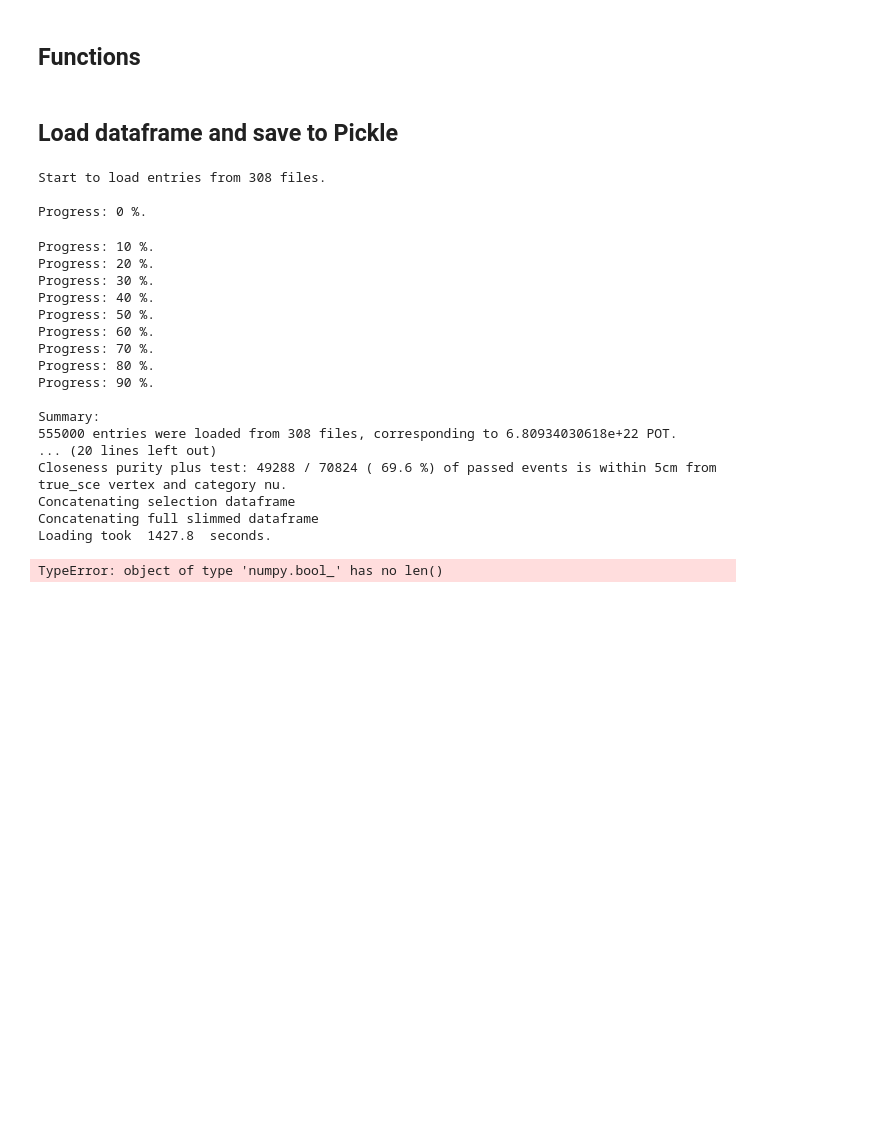
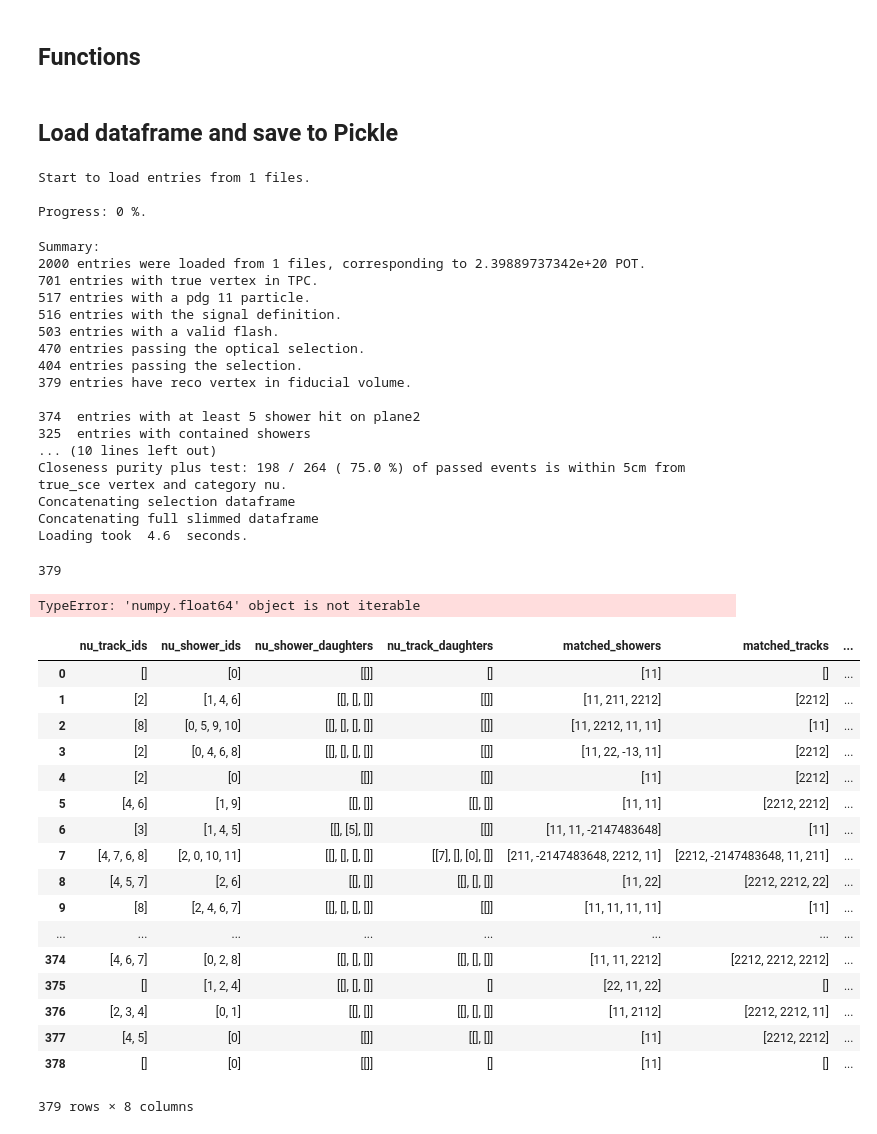
Before and after one commit to Wouter-VDP/LEE_analyzer, a Jupyter notebook: LEE_analyzer_load.ipynb, the cells around one changed output. Drawn from its saved outputs; the diff is of its cells as text; code cells hidden in the pictures; blank space fills up the shorter version.

Commit message:
Added track_daughters/shower_daughers

```diff
--- a/LEE_analyzer_load.ipynb
+++ b/LEE_analyzer_load.ipynb
@@ -72,7 +72,7 @@ columns = ['n_tracks','n_showers','vx','vy','vz','category','distance',
            'predict_p','predict_mu','predict_pi','predict_em','predict_cos',
            'shower_pca','track_pca','track_nhits','shower_nhits',
            'matched_showers','matched_tracks','matched_tracks_energy','matched_showers_energy',
-           'shower_dEdx_hits','track_dEdx_hits'
+           'shower_dEdx_hits','track_dEdx_hits','bnbweight'
           ]
 
 columns_remove_extra = ['n_tracks','n_showers','vx','vy','vz','interaction_type',
@@ -92,6 +92,7 @@ columns_remove_extra = ['n_tracks','n_showers','vx','vy','vz','interaction_type'
 # %% [markdown]
 ## Classes
 # %%
+# Returns the ratio of collection charge of the first part and the second part of the summed shower.
 def showerChargeProfile(row):
     x,y,z = row['vx'],row['vy'],row['vz']
     sps_x_arr,sps_y_arr,sps_z_arr,sps_int_arr = row['shower_sp_x'],row['shower_sp_y'],row['shower_sp_z'],row['shower_sp_int']
@@ -109,7 +110,8 @@ def showerChargeProfile(row):
         distance.append( np.dot([sps_x-x,sps_y-y,sps_z-z],norm) )
 
     y,x = np.histogram( distance, weights = sps_int_arr )
-    return np.mean(y[:5])/np.mean(y[-5:])>1
+    l = len(y)/2
+    return np.mean(y[:l])/np.mean(y[-l:])
 
 
 # def CorrectMatchedDaughters(row):
@@ -329,7 +331,7 @@ def add_columns(df_shower):
     # Return true in case more energy is deposited in the start or in the end of the shower
     df_shower['shower_sp_profile']=df_shower[['vx','vy','vz','shower_sp_x','shower_sp_y','shower_sp_z','shower_sp_int']].apply(showerChargeProfile,axis=1)
     # Fix matched daughters WORK IN PROGRESS
-    df_shower['shower_daughter','track_daughter']=df_shower.apply(DaughterInfo,axis=1)
+    df_shower[['shower_daughter','track_daughter']]=df_shower.apply(DaughterInfo,axis=1)
     return df_shower
 # %%
 # Load root files into a dataframe or dictionary of dataframes.
@@ -556,32 +558,32 @@ df= loadData(filelist,                  # List of input files
 
 df.to_pickle('Input/nue_cosmic_passed_LEEdef.pckl')
 # %% [output]
-Start to load entries from 308 files.
+Start to load entries from 1 files.
 
 Progress: 0 %.
-Progress: 10 %.
-Progress: 20 %.
-Progress: 30 %.
-Progress: 40 %.
-Progress: 50 %.
-Progress: 60 %.
-Progress: 70 %.
-Progress: 80 %.
-Progress: 90 %.
+Summary:
+2000 entries were loaded from 1 files, corresponding to 2.39889737342e+20 POT.
+701 entries with true vertex in TPC.
+517 entries with a pdg 11 particle.
+516 entries with the signal definition.
+503 entries with a valid flash.
+470 entries passing the optical selection.
+404 entries passing the selection.
+379 entries have reco vertex in fiducial volume.
 
-Summary:
-555000 entries were loaded from 308 files, corresponding to 6.80934030618e+22 POT.
-... (20 lines left out)
-Closeness purity plus test: 49288 / 70824 ( 69.6 %) of passed events is within 5cm from true_sce vertex and category nu.
+374  entries with at least 5 shower hit on plane2
+325  entries with contained showers
+... (10 lines left out)
+Closeness purity plus test: 198 / 264 ( 75.0 %) of passed events is within 5cm from true_sce vertex and category nu.
 Concatenating selection dataframe
 Concatenating full slimmed dataframe
-Loading took  1427.8  seconds.
+Loading took  4.6  seconds.
 # %%
-len(df['shower_sp_profile'][0])
+len(df['shower_sp_profile'])
 #df.info(memory_usage='deep')
 #df.memory_usage(deep=True)[:25]
 # %% [output]
-TypeError: object of type 'numpy.bool_' has no len()
+379
 # %%
 import matplotlib.pyplot as plt
 %matplotlib inline
@@ -590,5 +592,26 @@ print(max(df['shower_sp_profile'][d]))
 plt.hist(df['shower_sp_profile'][d],weights = df['shower_sp_int'][d])
 y,x = np.histogram( df['shower_sp_profile'][d],weights = df['shower_sp_int'][d] )
 print(np.mean(y[:5])/np.mean(y[-5:])>1)
+# %% [output]
+TypeError: 'numpy.float64' object is not iterable
 # %%
-df[['nu_track_ids','nu_shower_ids','nu_shower_daughters','nu_track_daughters','matched_showers','matched_tracks']]
+df[['nu_track_ids','nu_shower_ids','nu_shower_daughters','nu_track_daughters','matched_showers','matched_tracks','track_daughter','shower_daughter']]
+# %% [output]
+|  | nu_track_ids | nu_shower_ids | nu_shower_daughters | nu_track_daughters | matched_showers | matched_tracks | ... |
+| 0 | [] | [0] | [[]] | [] | [11] | [] | ... |
+| 1 | [2] | [1, 4, 6] | [[], [], []] | [[]] | [11, 211, 2212] | [2212] | ... |
+| 2 | [8] | [0, 5, 9, 10] | [[], [], [], []] | [[]] | [11, 2212, 11, 11] | [11] | ... |
+| 3 | [2] | [0, 4, 6, 8] | [[], [], [], []] | [[]] | [11, 22, -13, 11] | [2212] | ... |
+| 4 | [2] | [0] | [[]] | [[]] | [11] | [2212] | ... |
+| 5 | [4, 6] | [1, 9] | [[], []] | [[], []] | [11, 11] | [2212, 2212] | ... |
+| 6 | [3] | [1, 4, 5] | [[], [5], []] | [[]] | [11, 11, -2147483648] | [11] | ... |
+| 7 | [4, 7, 6, 8] | [2, 0, 10, 11] | [[], [], [], []] | [[7], [], [0], []] | [211, -2147483648, 2212, 11] | [2212, -2147483648, 11, 211] | ... |
+| 8 | [4, 5, 7] | [2, 6] | [[], []] | [[], [], []] | [11, 22] | [2212, 2212, 22] | ... |
+| 9 | [8] | [2, 4, 6, 7] | [[], [], [], []] | [[]] | [11, 11, 11, 11] | [11] | ... |
+| ... | ... | ... | ... | ... | ... | ... | ... |
+| 374 | [4, 6, 7] | [0, 2, 8] | [[], [], []] | [[], [], []] | [11, 11, 2212] | [2212, 2212, 2212] | ... |
+| 375 | [] | [1, 2, 4] | [[], [], []] | [] | [22, 11, 22] | [] | ... |
+| 376 | [2, 3, 4] | [0, 1] | [[], []] | [[], [], []] | [11, 2112] | [2212, 2212, 11] | ... |
+| 377 | [4, 5] | [0] | [[]] | [[], []] | [11] | [2212, 2212] | ... |
+| 378 | [] | [0] | [[]] | [] | [11] | [] | ... |
+379 rows × 8 columns
```
Also changed, not shown: 1 other file.
